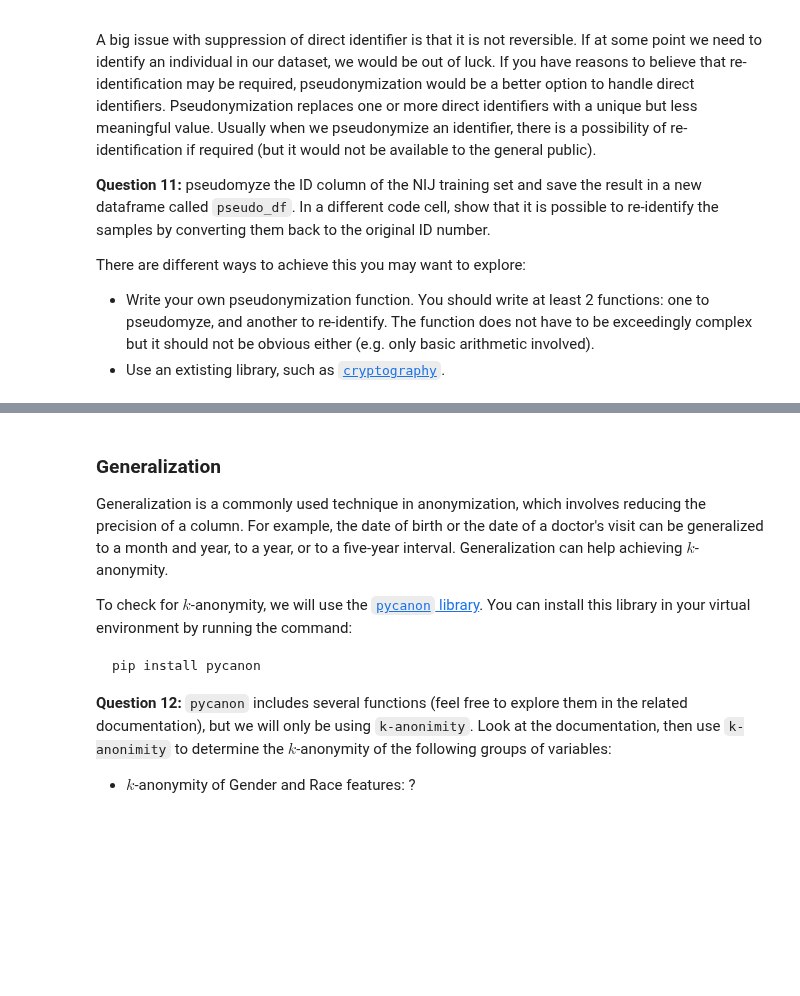
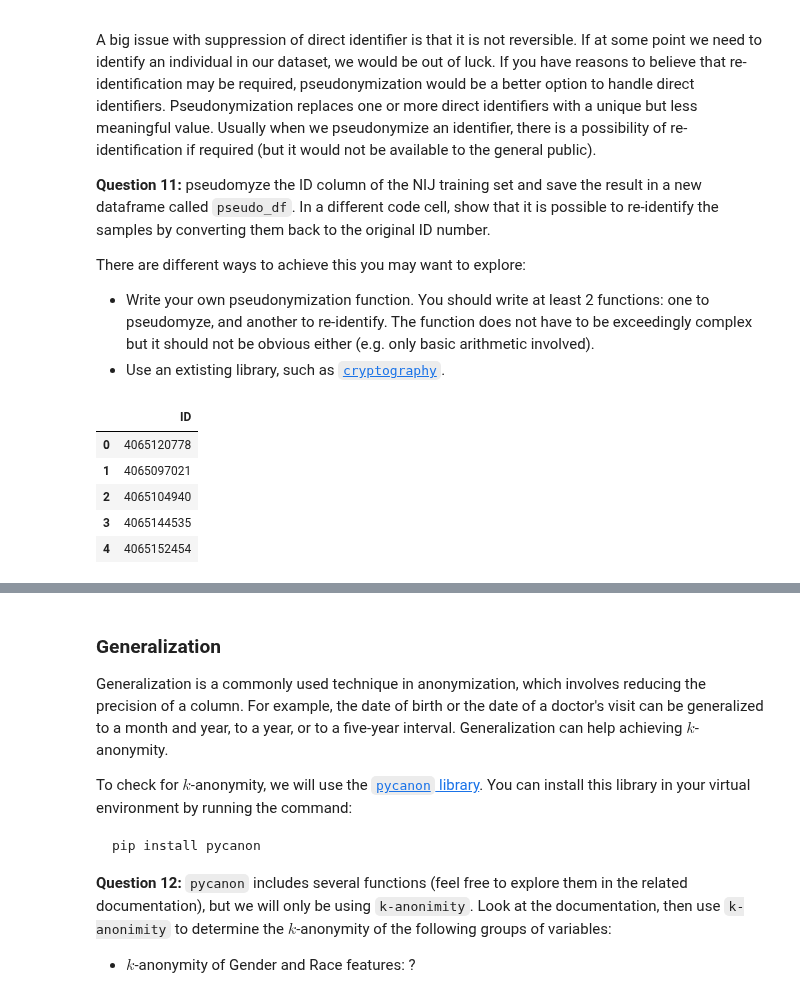
Before and after one commit to renata-liu/dsci-430, a Jupyter notebook: assignment-2/Module 2 assignment - New.ipynb, the cells around one changed output, grey strips where cells are left out. Drawn from its saved outputs; the diff is of its cells as text; code cells hidden in the pictures; blank space fills up the shorter version.

```diff
--- a/assignment-2/Module 2 assignment - New.ipynb
+++ b/assignment-2/Module 2 assignment - New.ipynb
@@ -301,3 +333,27 @@ There are different ways to achieve this you may want to explore:
 - Use an extisting library, such as [`cryptography`](https://cryptography.io/en/latest/).
 # %%
 # Your answer here (you may add more cells as needed)
+
+SECRET_XOR = 0x5A5A5A
+SECRET_MULT = 7919
+SECRET_ADD = 123456789
+MOD = 2**32
+
+def pseudonymize_id(original_id):
+    return ((int(original_id) ^ SECRET_XOR) * SECRET_MULT + SECRET_ADD) % MOD
+
+def reidentify_id(pseudo_id):
+    inv_mult = pow(SECRET_MULT, -1, MOD)
+    return (((int(pseudo_id) - SECRET_ADD) * inv_mult) % MOD) ^ SECRET_XOR
+
+# Pseudonymize
+pseudo_df = df.copy()
+pseudo_df["ID"] = pseudo_df["ID"].apply(pseudonymize_id)
+pseudo_df[["ID"]].head()
+# %% [output]
+|  | ID |
+| 0 | 4065120778 |
+| 1 | 4065097021 |
+| 2 | 4065104940 |
+| 3 | 4065144535 |
+| 4 | 4065152454 |
```
Also changed, not shown: parts of 11 cells of this notebook.
